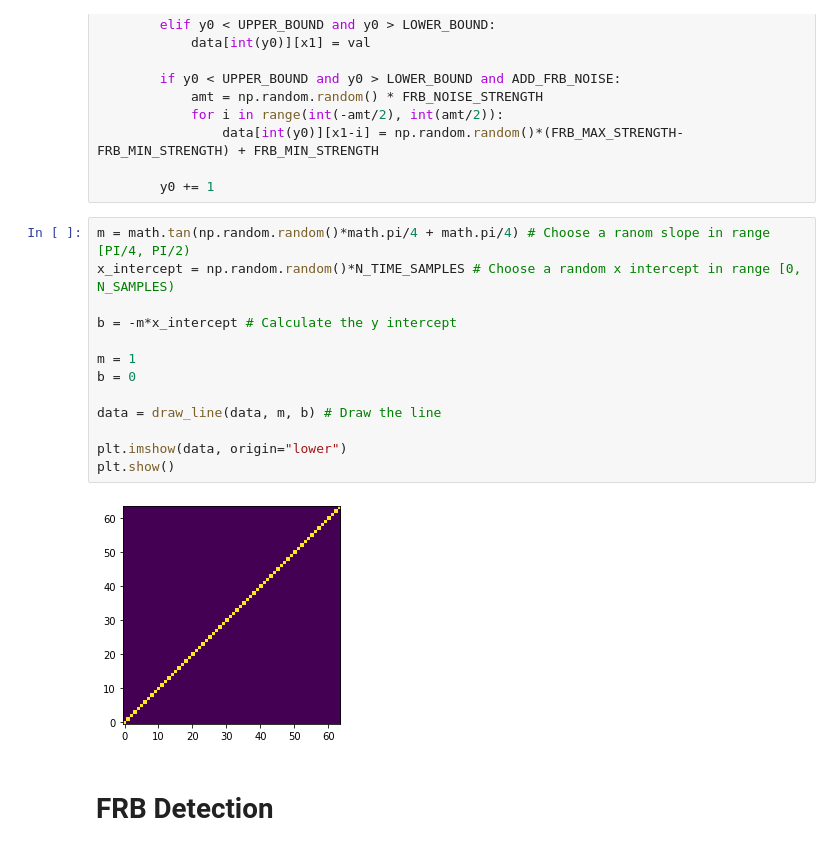
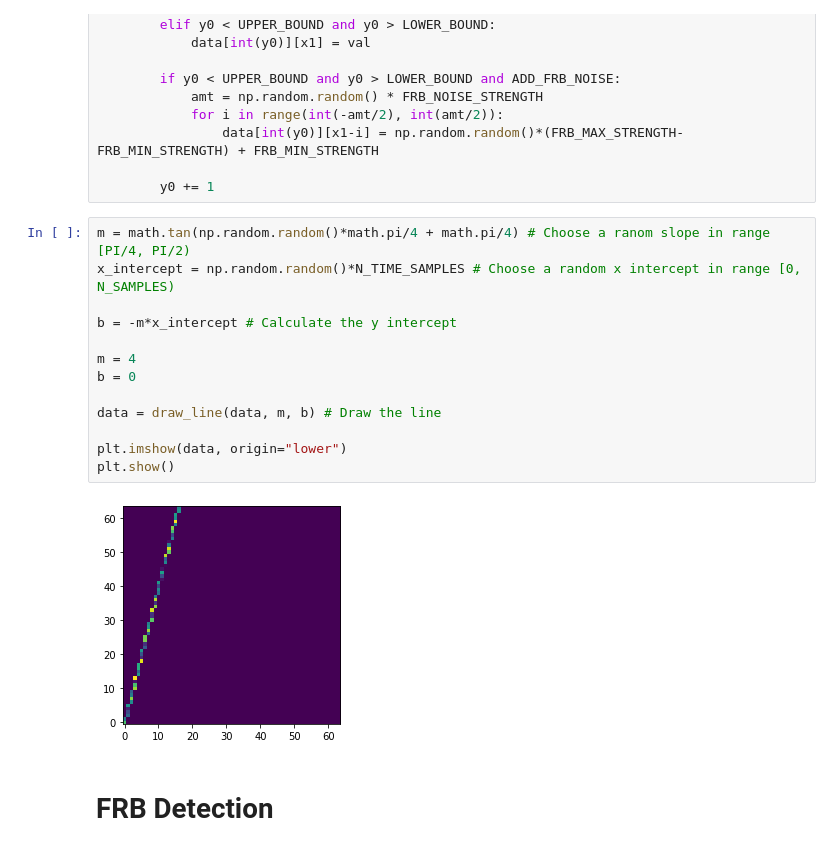
Before and after one commit to brandon-feder/BNL-FRB-Detection, a Jupyter notebook: generateData.ipynb, the cells around one changed output. Saved outputs shown, nothing was run; the diff lists cells and outputs as text.

```diff
--- a/generateData.ipynb
+++ b/generateData.ipynb
@@ -78,18 +78,18 @@ def draw_back(data, m, b, x0, y0, x1, y1):
 # %%
 m = math.tan(np.random.random()*math.pi/4 + math.pi/4) # Choose a ranom slope in range [PI/4, PI/2)
 x_intercept = np.random.random()*N_TIME_SAMPLES # Choose a random x intercept in range [0, N_SAMPLES)
 
 b = -m*x_intercept # Calculate the y intercept
 
-m = 1
+m = 4
 b = 0
 
 data = draw_line(data, m, b) # Draw the line
 
 plt.imshow(data, origin="lower")
 plt.show()
 # %% [output]
-[figure, old version]
+[figure, new version]
 # %% [markdown]
 # FRB Detection
 # %%
```
Also changed, not shown: parts of 7 cells of this notebook.
